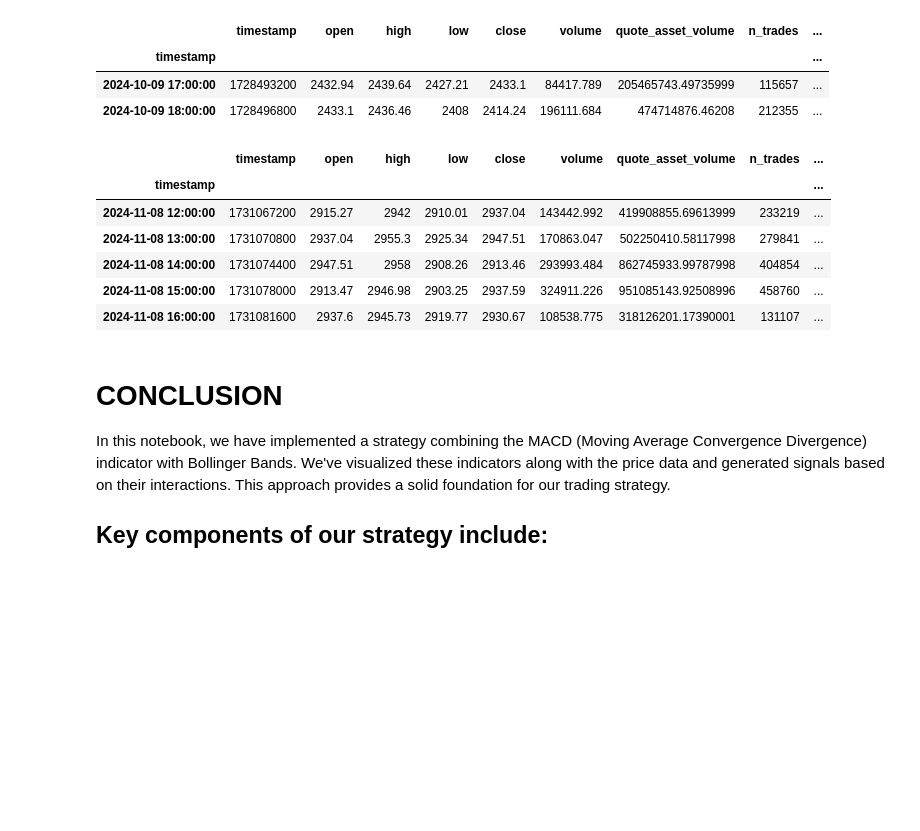
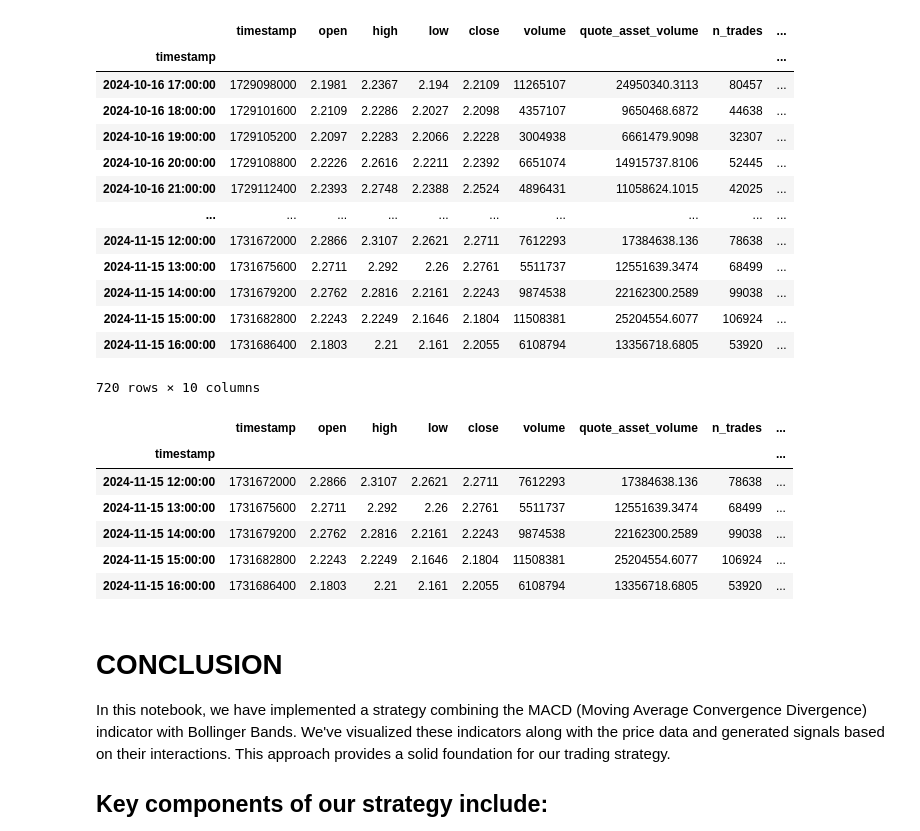
Before and after one commit to hummingbot/quants-lab, a Jupyter notebook: research_notebooks/smugplug/01_strategy_design.ipynb, the cells around one changed output. Drawn from its saved outputs; the diff is of its cells as text; code cells hidden in the pictures; blank space fills up the shorter version.

```diff
--- a/research_notebooks/smugplug/01_strategy_design.ipynb
+++ b/research_notebooks/smugplug/01_strategy_design.ipynb
@@ -21,7 +21,7 @@ clob = CLOBDataSource()
 # %%
 # Define the parameters
 exchange = "binance_perpetual"
-trading_pair = "ETH-USDT"
+trading_pair = "WLD-USDT"
 timeframe = "1h"
 days = 30
 # %%
@@ -36,9 +36,19 @@ connections: ['[(<aiohttp.client_proto.ResponseHandler object at 0x...>, 1873188
 connector: <aiohttp.connector.TCPConnector object at 0x...>
 # %%
-candles.data.head(2)
+candles.data
 # %% [output]
 |  | timestamp | open | high | low | close | volume | quote_asset_volume | n_trades | ... |
 | timestamp |  |  |  |  |  |  |  |  | ... |
-| 2024-10-09 17:00:00 | 1728493200 | 2432.94 | 2439.64 | 2427.21 | 2433.1 | 84417.789 | 205465743.49735999 | 115657 | ... |
-| 2024-10-09 18:00:00 | 1728496800 | 2433.1 | 2436.46 | 2408 | 2414.24 | 196111.684 | 474714876.46208 | 212355 | ... |
+| 2024-10-16 17:00:00 | 1729098000 | 2.1981 | 2.2367 | 2.194 | 2.2109 | 11265107 | 24950340.3113 | 80457 | ... |
+| 2024-10-16 18:00:00 | 1729101600 | 2.2109 | 2.2286 | 2.2027 | 2.2098 | 4357107 | 9650468.6872 | 44638 | ... |
+| 2024-10-16 19:00:00 | 1729105200 | 2.2097 | 2.2283 | 2.2066 | 2.2228 | 3004938 | 6661479.9098 | 32307 | ... |
+| 2024-10-16 20:00:00 | 1729108800 | 2.2226 | 2.2616 | 2.2211 | 2.2392 | 6651074 | 14915737.8106 | 52445 | ... |
+| 2024-10-16 21:00:00 | 1729112400 | 2.2393 | 2.2748 | 2.2388 | 2.2524 | 4896431 | 11058624.1015 | 42025 | ... |
+| ... | ... | ... | ... | ... | ... | ... | ... | ... | ... |
+| 2024-11-15 12:00:00 | 1731672000 | 2.2866 | 2.3107 | 2.2621 | 2.2711 | 7612293 | 17384638.136 | 78638 | ... |
+| 2024-11-15 13:00:00 | 1731675600 | 2.2711 | 2.292 | 2.26 | 2.2761 | 5511737 | 12551639.3474 | 68499 | ... |
+| 2024-11-15 14:00:00 | 1731679200 | 2.2762 | 2.2816 | 2.2161 | 2.2243 | 9874538 | 22162300.2589 | 99038 | ... |
+| 2024-11-15 15:00:00 | 1731682800 | 2.2243 | 2.2249 | 2.1646 | 2.1804 | 11508381 | 25204554.6077 | 106924 | ... |
+| 2024-11-15 16:00:00 | 1731686400 | 2.1803 | 2.21 | 2.161 | 2.2055 | 6108794 | 13356718.6805 | 53920 | ... |
+720 rows × 10 columns
 # %%
@@ -72,11 +82,11 @@ candles_df.tail(5)
 # %% [output]
 |  | timestamp | open | high | low | close | volume | quote_asset_volume | n_trades | ... |
 | timestamp |  |  |  |  |  |  |  |  | ... |
-| 2024-11-08 12:00:00 | 1731067200 | 2915.27 | 2942 | 2910.01 | 2937.04 | 143442.992 | 419908855.69613999 | 233219 | ... |
-| 2024-11-08 13:00:00 | 1731070800 | 2937.04 | 2955.3 | 2925.34 | 2947.51 | 170863.047 | 502250410.58117998 | 279841 | ... |
-| 2024-11-08 14:00:00 | 1731074400 | 2947.51 | 2958 | 2908.26 | 2913.46 | 293993.484 | 862745933.99787998 | 404854 | ... |
-| 2024-11-08 15:00:00 | 1731078000 | 2913.47 | 2946.98 | 2903.25 | 2937.59 | 324911.226 | 951085143.92508996 | 458760 | ... |
-| 2024-11-08 16:00:00 | 1731081600 | 2937.6 | 2945.73 | 2919.77 | 2930.67 | 108538.775 | 318126201.17390001 | 131107 | ... |
+| 2024-11-15 12:00:00 | 1731672000 | 2.2866 | 2.3107 | 2.2621 | 2.2711 | 7612293 | 17384638.136 | 78638 | ... |
+| 2024-11-15 13:00:00 | 1731675600 | 2.2711 | 2.292 | 2.26 | 2.2761 | 5511737 | 12551639.3474 | 68499 | ... |
+| 2024-11-15 14:00:00 | 1731679200 | 2.2762 | 2.2816 | 2.2161 | 2.2243 | 9874538 | 22162300.2589 | 99038 | ... |
+| 2024-11-15 15:00:00 | 1731682800 | 2.2243 | 2.2249 | 2.1646 | 2.1804 | 11508381 | 25204554.6077 | 106924 | ... |
+| 2024-11-15 16:00:00 | 1731686400 | 2.1803 | 2.21 | 2.161 | 2.2055 | 6108794 | 13356718.6805 | 53920 | ... |
 # %%
 import plotly.graph_objects as go
 from plotly.subplots import make_subplots
```
Also changed, not shown: parts of 5 cells of this notebook.
